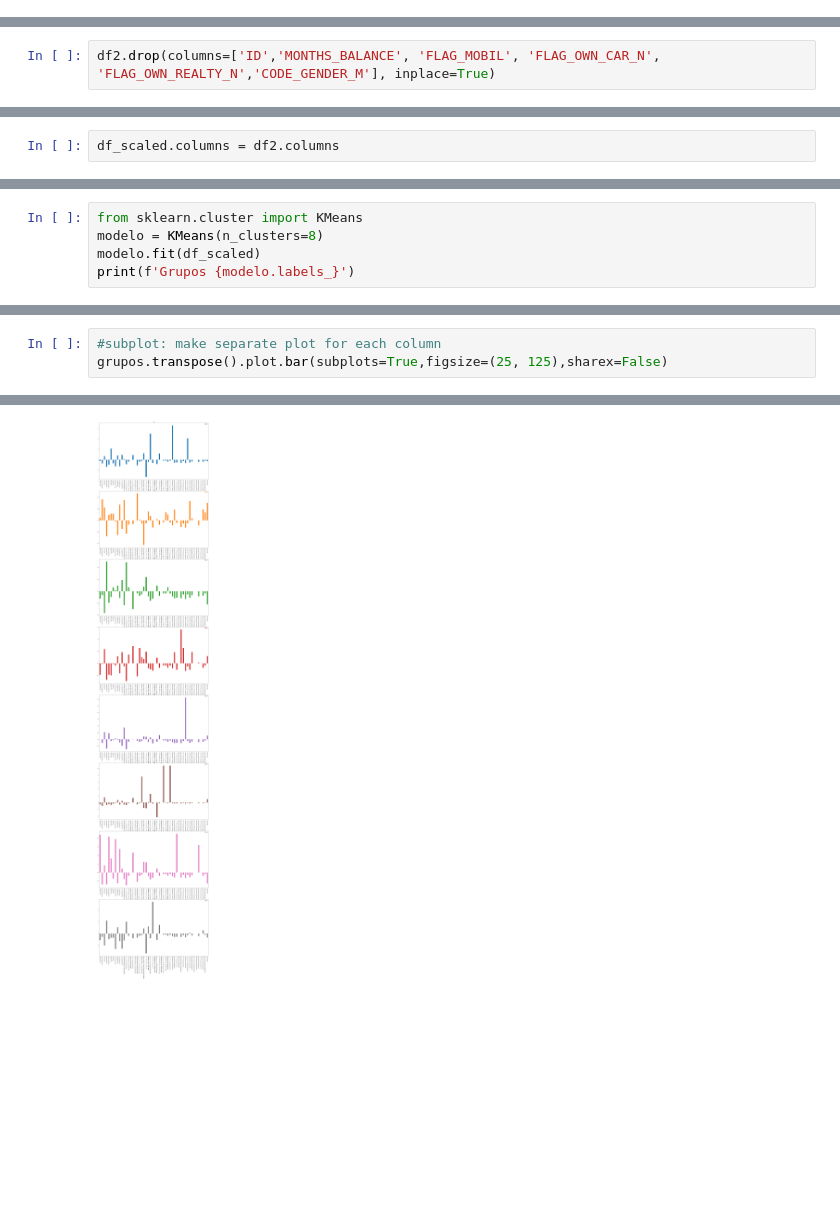
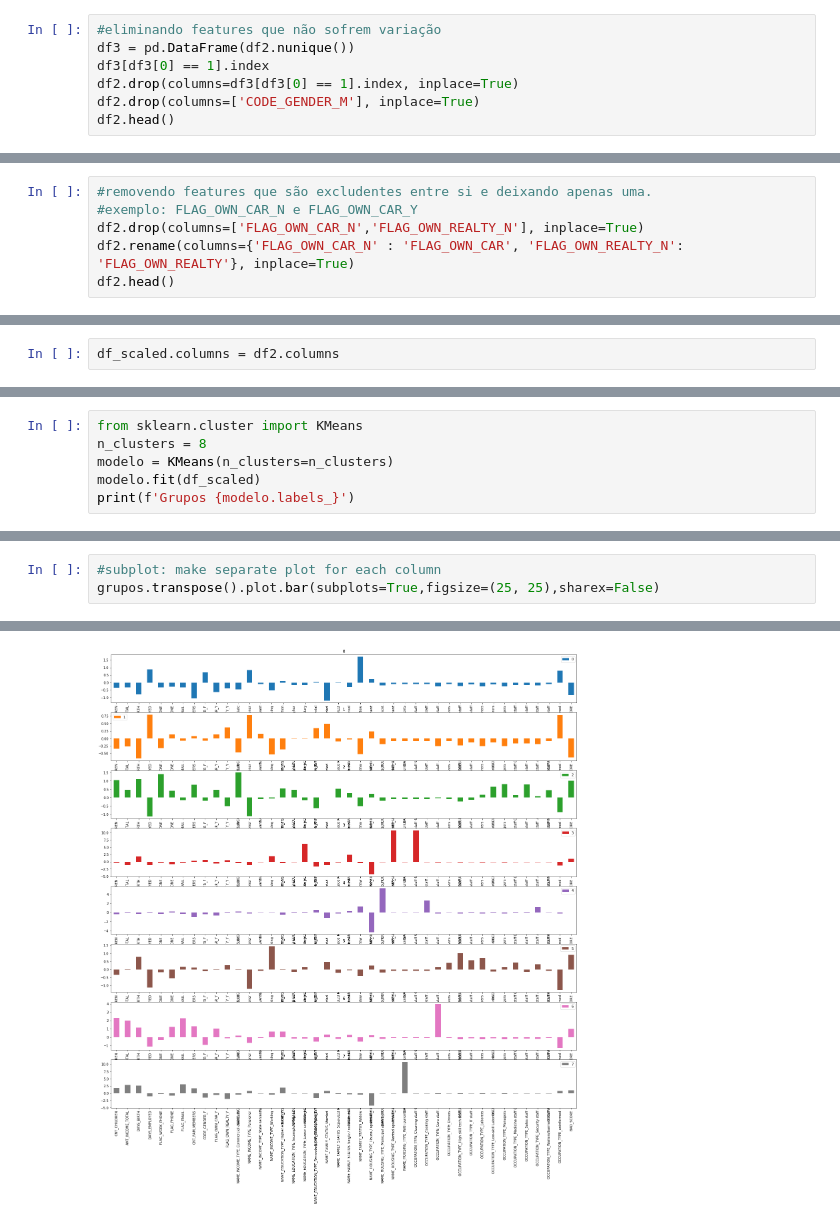
Before and after one commit to rsmiderle/ds_exercises, a Jupyter notebook: k-means/Final_Undersampled.ipynb, the cells around one changed output, grey strips where cells are left out. Drawn from its saved outputs; the diff is of its cells as text; blank space fills up the shorter version.

Commit message:
kmeans final - undersampled

```diff
--- a/k-means/Final_Undersampled.ipynb
+++ b/k-means/Final_Undersampled.ipynb
@@ -345,0 +324,7 @@ dtype: bool
+# %%
+#eliminando features que não sofrem variação
+df3 = pd.DataFrame(df2.nunique())
+df3[df3[0] == 1].index
+df2.drop(columns=df3[df3[0] == 1].index, inplace=True)
+df2.drop(columns=['CODE_GENDER_M'], inplace=True)
+df2.head()
@@ -345,0 +339,6 @@ dtype: bool
+# %%
+#removendo features que são excludentes entre si e deixando apenas uma.
+#exemplo: FLAG_OWN_CAR_N e FLAG_OWN_CAR_Y
+df2.drop(columns=['FLAG_OWN_CAR_N','FLAG_OWN_REALTY_N'], inplace=True)
+df2.rename(columns={'FLAG_OWN_CAR_N' : 'FLAG_OWN_CAR', 'FLAG_OWN_REALTY_N': 'FLAG_OWN_REALTY'}, inplace=True)
+df2.head()
@@ -346,7 +353,5 @@ dtype: bool
 # %% [markdown]
 <b> Normalizando
-# %%
-df2.drop(columns=['ID','MONTHS_BALANCE', 'FLAG_MOBIL', 'FLAG_OWN_CAR_N', 'FLAG_OWN_REALTY_N','CODE_GENDER_M'], inplace=True)
 # %%
 from sklearn import preprocessing
 temp = df2.copy()
@@ -375,6 +382,7 @@ df_scaled.head(10)
 # %%
 from sklearn.cluster import KMeans
-modelo = KMeans(n_clusters=8)
+n_clusters = 8
+modelo = KMeans(n_clusters=n_clusters)
 modelo.fit(df_scaled)
 print(f'Grupos {modelo.labels_}')
 # %% [output]
@@ -440,14 +425,14 @@ grupos
 # %%
 #subplot: make separate plot for each column
-grupos.transpose().plot.bar(subplots=True,figsize=(25, 125),sharex=False)
+grupos.transpose().plot.bar(subplots=True,figsize=(25, 25),sharex=False)
 # %% [output]
 array([<matplotlib.axes._subplots.AxesSubplot object at 0x...>,
        <matplotlib.axes._subplots.AxesSubplot object at 0x...>,
        <matplotlib.axes._subplots.AxesSubplot object at 0x...>,
        <matplotlib.axes._subplots.AxesSubplot object at 0x...>,
        <matplotlib.axes._subplots.AxesSubplot object at 0x...>,
        <matplotlib.axes._subplots.AxesSubplot object at 0x...>,
        <matplotlib.axes._subplots.AxesSubplot object at 0x...>,
        <matplotlib.axes._subplots.AxesSubplot object at 0x...>],
       dtype=object)
-[figure, old version]
+[figure, new version]
```
Also changed, not shown: parts of 27 cells of this notebook, 3 other files.
